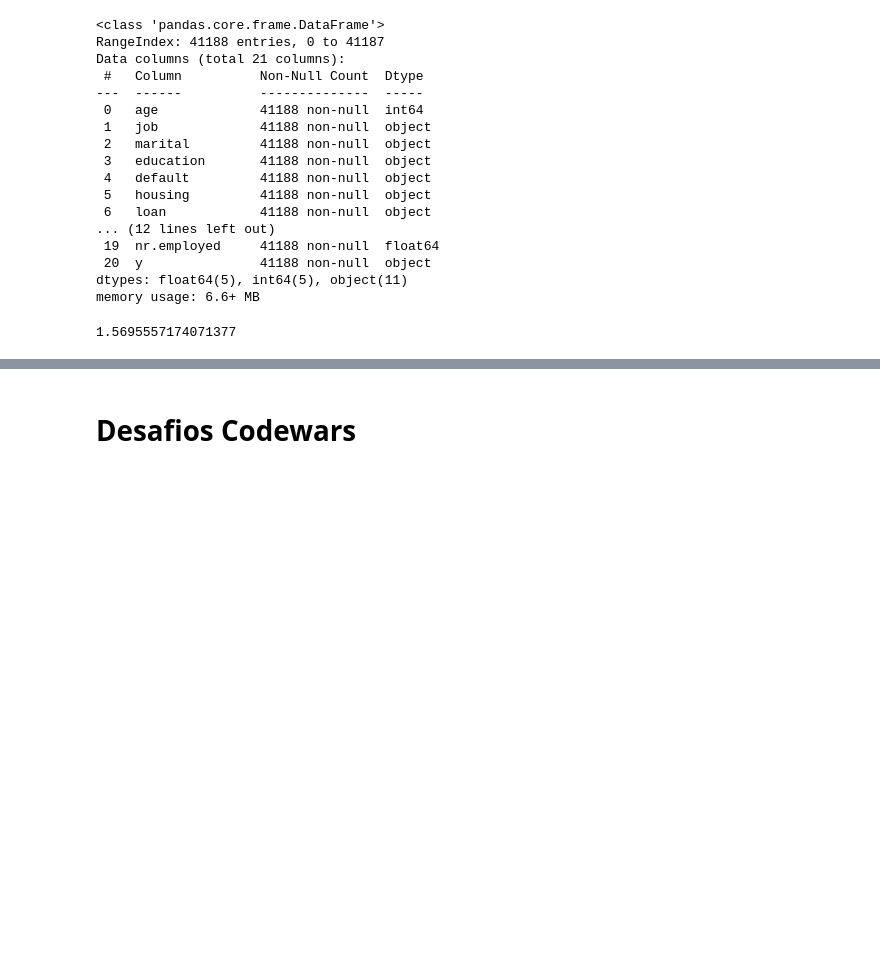
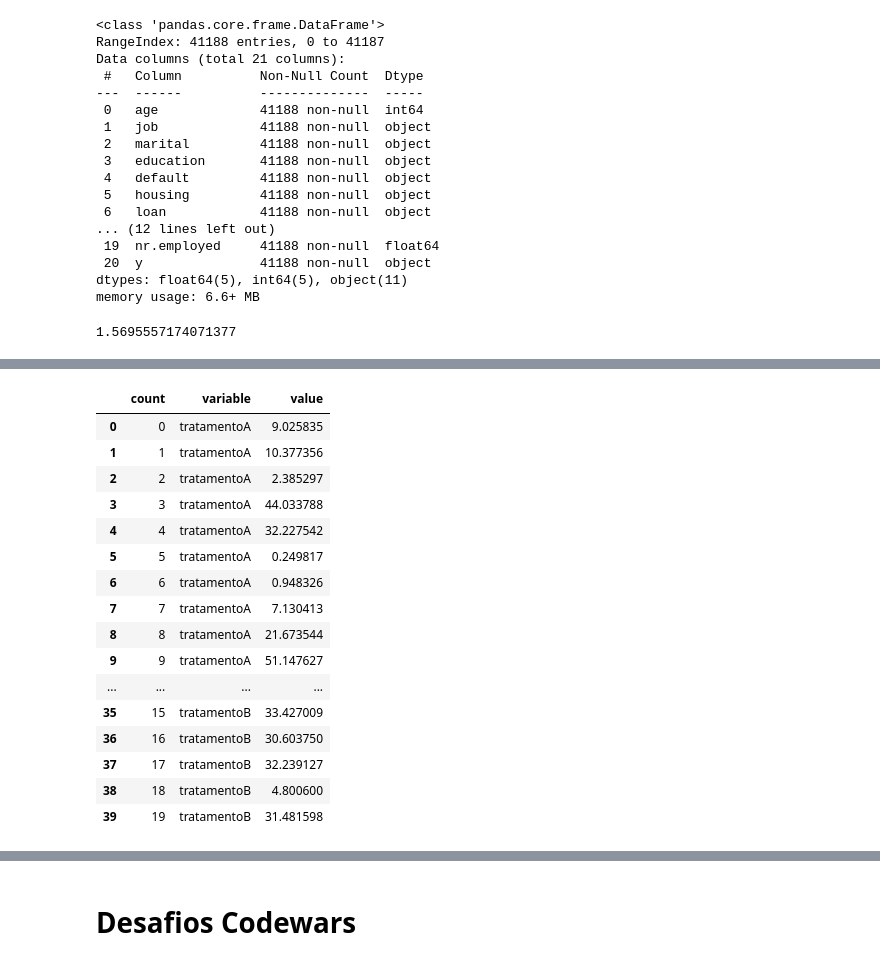
Before and after one commit to joaopalmaneto/estudos_ds_python, a Jupyter notebook: estudos/estudos.ipynb, the cells around one changed output, grey strips where cells are left out. Cells and saved outputs as stored; diff of their text form; code cells hidden in the pictures; blank space fills up the shorter version.

```diff
--- a/estudos/estudos.ipynb
+++ b/estudos/estudos.ipynb
@@ -1136,0 +1141,11 @@ bank.loc[success == True, 'previous'].mean()
+# %%
+import pandas as pd
+from numpy.random import rand, randint
+
+tratamentoA = list(rand(20)*randint(1, 100, size = 20))
+tratamentoB = list(rand(20)*randint(1, 100, size = 20))
+id_voluntario = list(range(0, 20))
+
+dados = pd.DataFrame(data = list(zip(tratamentoA, tratamentoB)), index = id_voluntario, columns=['tratamentoA', 'tratamentoB'])
+
+dados.info()
@@ -1136,0 +1162,27 @@ bank.loc[success == True, 'previous'].mean()
+# %%
+#o método melt transforma colunas em linhas através de uma atribuição chave-valor.
+
+dados_melt = dados.melt(value_name='value')
+
+#Este cacete é necessário se quiser reverter o processo depois.
+dados_melt.insert(0, 'count', dados_melt.groupby('variable').cumcount())
+
+dados_melt
+# %% [output]
+|  | count | variable | value |
+| 0 | 0 | tratamentoA | 9.025835 |
+| 1 | 1 | tratamentoA | 10.377356 |
+| 2 | 2 | tratamentoA | 2.385297 |
+| 3 | 3 | tratamentoA | 44.033788 |
+| 4 | 4 | tratamentoA | 32.227542 |
+| 5 | 5 | tratamentoA | 0.249817 |
+| 6 | 6 | tratamentoA | 0.948326 |
+| 7 | 7 | tratamentoA | 7.130413 |
+| 8 | 8 | tratamentoA | 21.673544 |
+| 9 | 9 | tratamentoA | 51.147627 |
+| ... | ... | ... | ... |
+| 35 | 15 | tratamentoB | 33.427009 |
+| 36 | 16 | tratamentoB | 30.603750 |
+| 37 | 17 | tratamentoB | 32.239127 |
+| 38 | 18 | tratamentoB | 4.800600 |
+| 39 | 19 | tratamentoB | 31.481598 |
```
Also changed, not shown: parts of 9 cells of this notebook.
